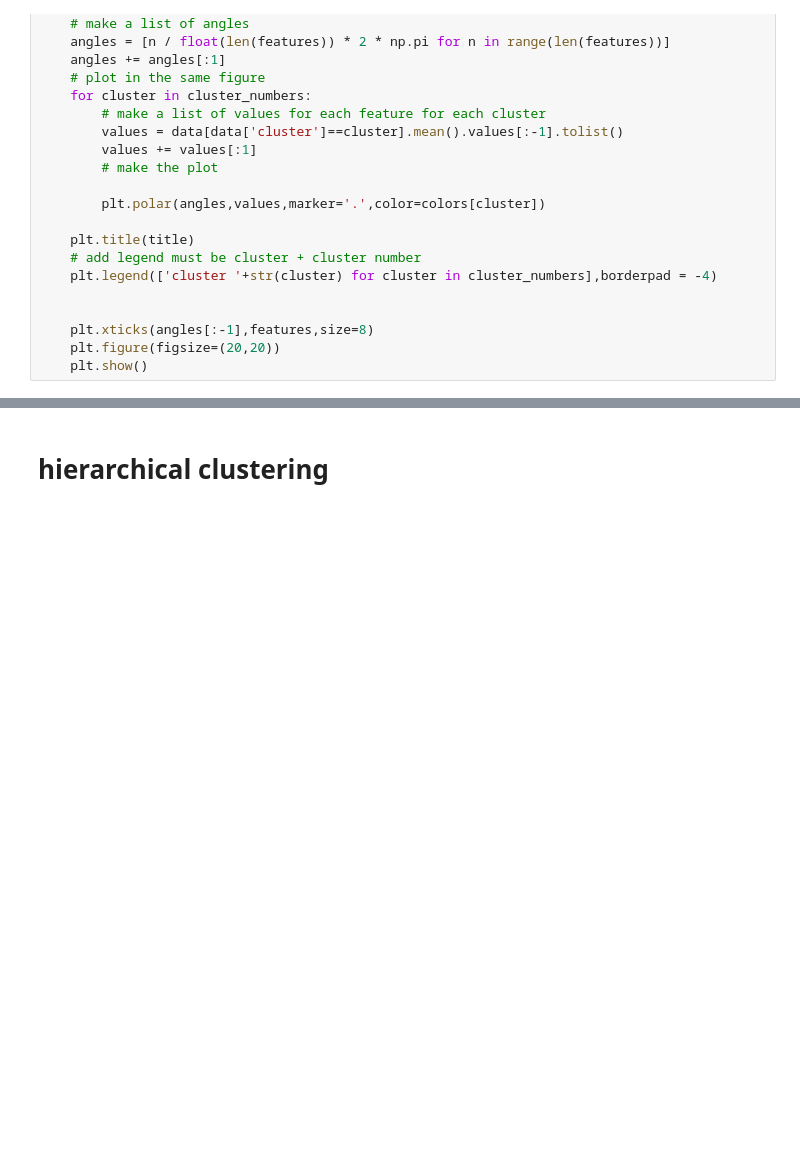
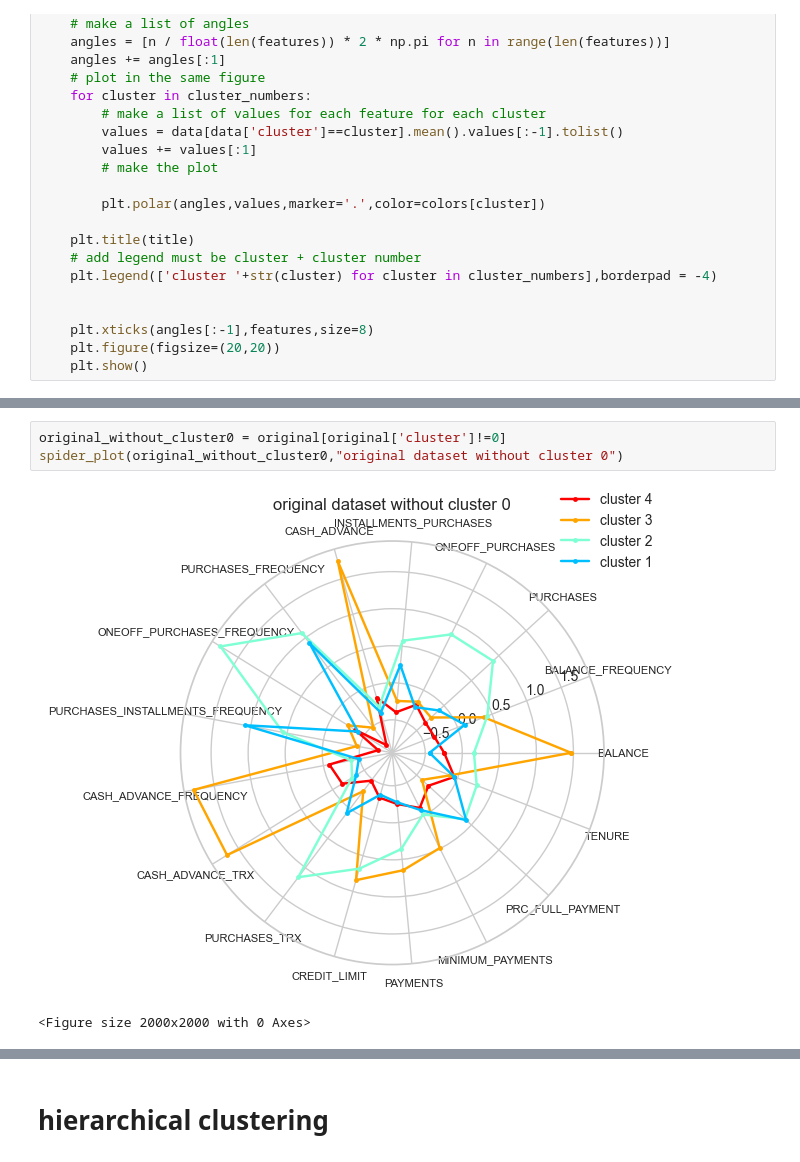
Before and after one commit to Enzo-hmdy/Tp3_Machine_learning_UQAC, a Jupyter notebook: clustering.ipynb, the cells around one changed output, grey strips where cells are left out. Drawn from its saved outputs; the diff is of its cells as text; blank space fills up the shorter version.

```diff
--- a/clustering.ipynb
+++ b/clustering.ipynb
@@ -330,3 +347,9 @@ spider_plot(original,"original dataset")
+# %%
+original_without_cluster0 = original[original['cluster']!=0]
+spider_plot(original_without_cluster0,"original dataset without cluster 0")
+# %% [output]
+[figure, added]
+<Figure size 2000x2000 with 0 Axes>
 # %%
 #call spider plot on pca labels
 spider_plot(data,"pca dataset")
```
Also changed, not shown: parts of 15 cells of this notebook, 2 other files.
